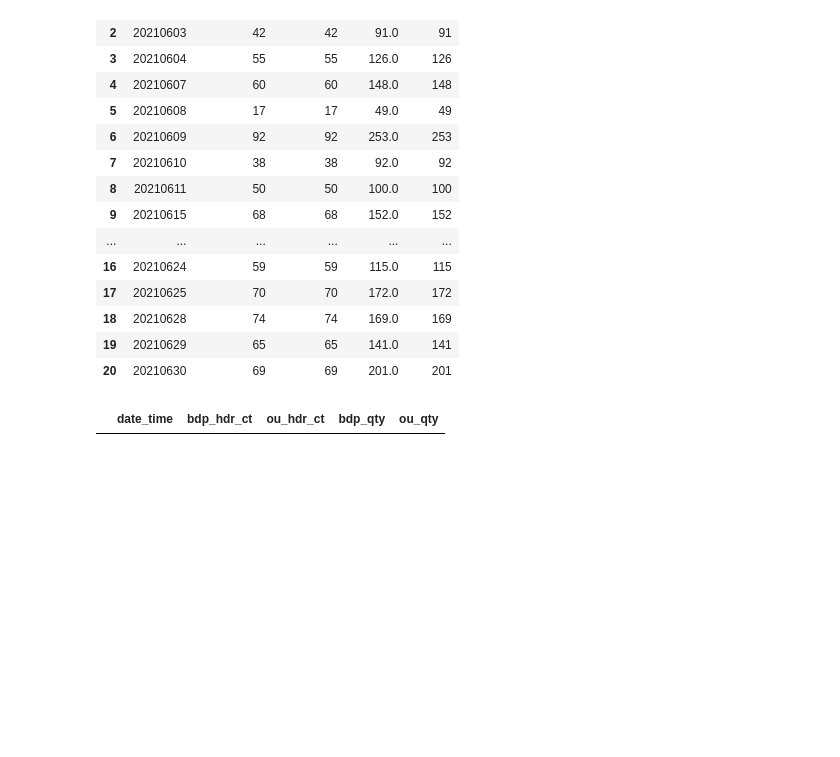
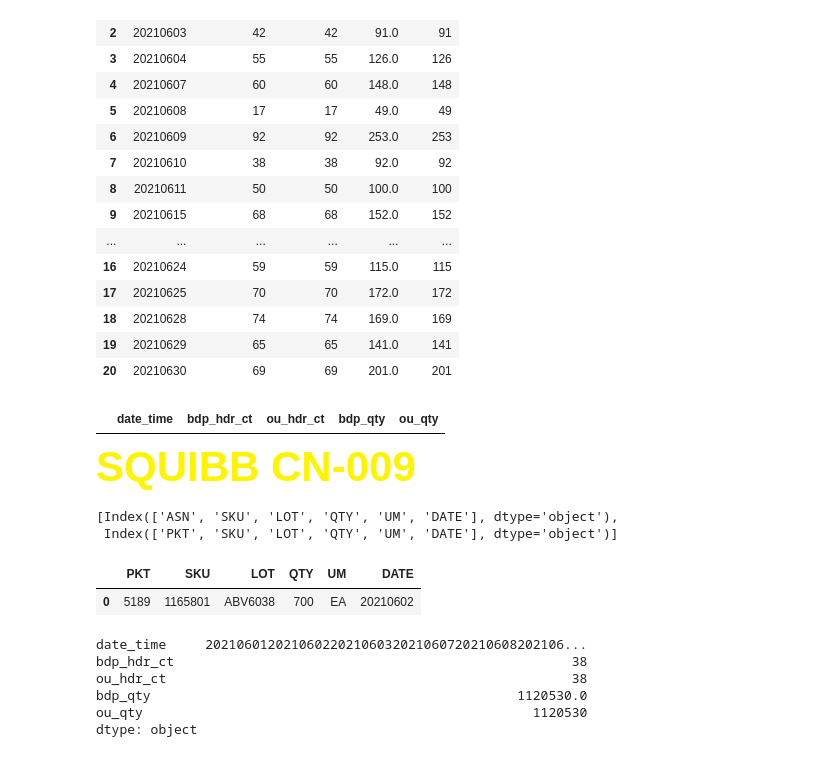
Before and after one commit to fyenne/CN-214, a Jupyter notebook: check_ou_bdp.ipynb, the cells around one changed output. Cells and saved outputs as stored; diff of their text form; code cells hidden in the pictures; blank space fills up the shorter version.

```diff
--- a/check_ou_bdp.ipynb
+++ b/check_ou_bdp.ipynb
@@ -1884,3 +1868,5 @@ compare_data(
 )[1]
 # %% [output]
 |  | date_time | bdp_hdr_ct | ou_hdr_ct | bdp_qty | ou_qty |
+# %% [markdown]
+<span style="color:rgba(255,244,0,1);font-size:42px"><b>SQUIBB CN-009</b></span>
@@ -1886,0 +1878,15 @@ compare_data(
+# %%
+squibb_inbound_ou = pd.read_excel(
+    './CN-009_squibb/Data Validation_15072021.xlsx',
+    header=0, sheet_name = 2)
+
+squibb_outbound_ou = pd.read_excel(
+    './CN-009_squibb/Data Validation_15072021.xlsx',
+    header=0, sheet_name = 3 )
+
+squibb_inbound_bdp =  pd.read_csv('./CN-009_squibb/squibb_in.csv')
+squibb_oubound_bdp =  pd.read_csv('./CN-009_squibb/squibb_out.csv')
+[squibb_inbound_ou.columns, squibb_outbound_ou.columns]
+# %% [output]
+[Index(['ASN', 'SKU', 'LOT', 'QTY', 'UM', 'DATE'], dtype='object'),
+ Index(['PKT', 'SKU', 'LOT', 'QTY', 'UM', 'DATE'], dtype='object')]
@@ -1886,0 +1896,31 @@ compare_data(
+# %%
+colname_bdp(squibb_inbound_bdp)
+colname_bdp(squibb_oubound_bdp)
+
+
+# colname_bdp(cos_inbound_bdp)
+date_pre(squibb_inbound_bdp, ['create_time'])
+
+date_pre(squibb_inbound_ou, ['DATE'])
+date_pre(squibb_oubound_bdp, ['create_date'])
+date_pre(squibb_oubound_bdp, ['closed_date'])
+
+date_pre(squibb_outbound_ou, ['DATE'])
+# %% [output]
+|  | PKT | SKU | LOT | QTY | UM | DATE |
+| 0 | 5189 | 1165801 | ABV6038 | 700 | EA | 20210602 |
+# %%
+compare_data(
+    squibb_inbound_bdp, squibb_inbound_ou,
+    'create_time', 'DATE',
+    'asn_id', 'ASN',
+    'receive_qty','QTY'
+
+)[0].sum()
+# %% [output]
+date_time     2021060120210602202106032021060720210608202106...
+bdp_hdr_ct                                                   38
+ou_hdr_ct                                                    38
+bdp_qty                                               1120530.0
+ou_qty                                                  1120530
+dtype: object
```
Also changed, not shown: parts of 11 cells of this notebook.
